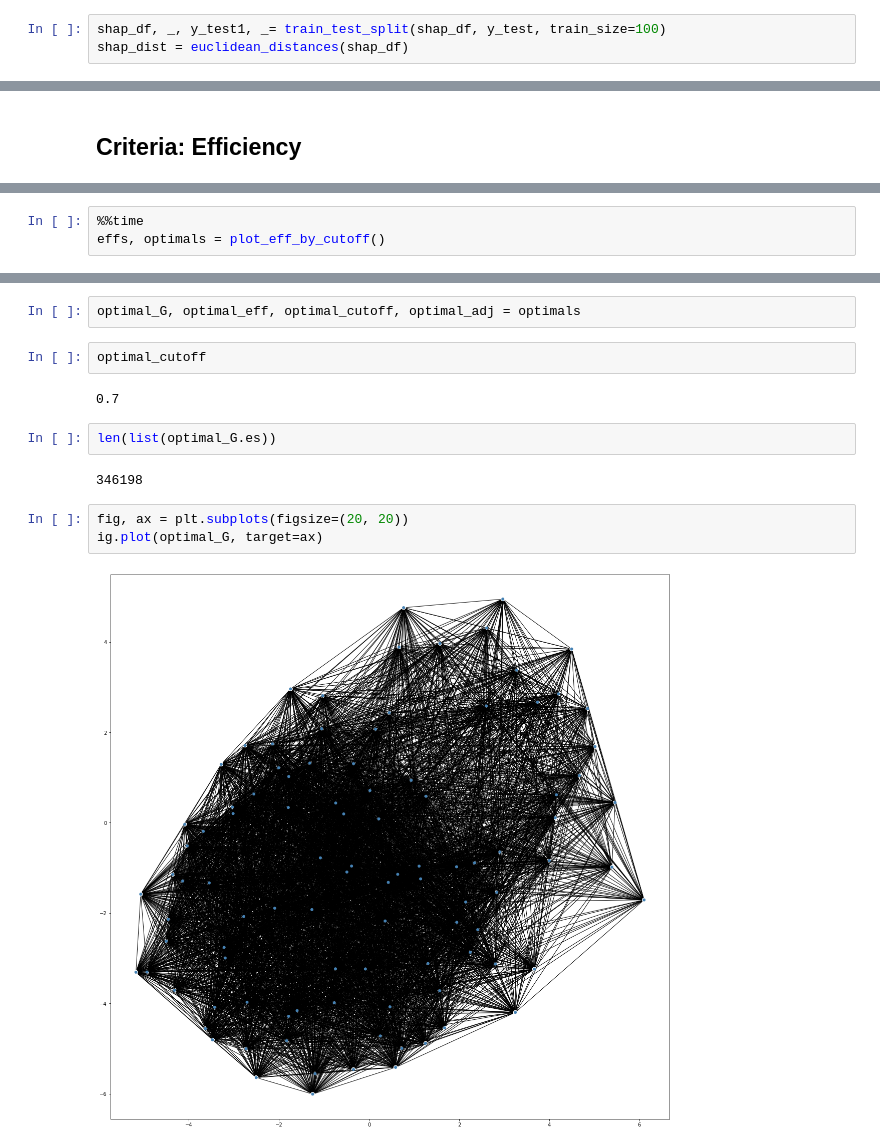
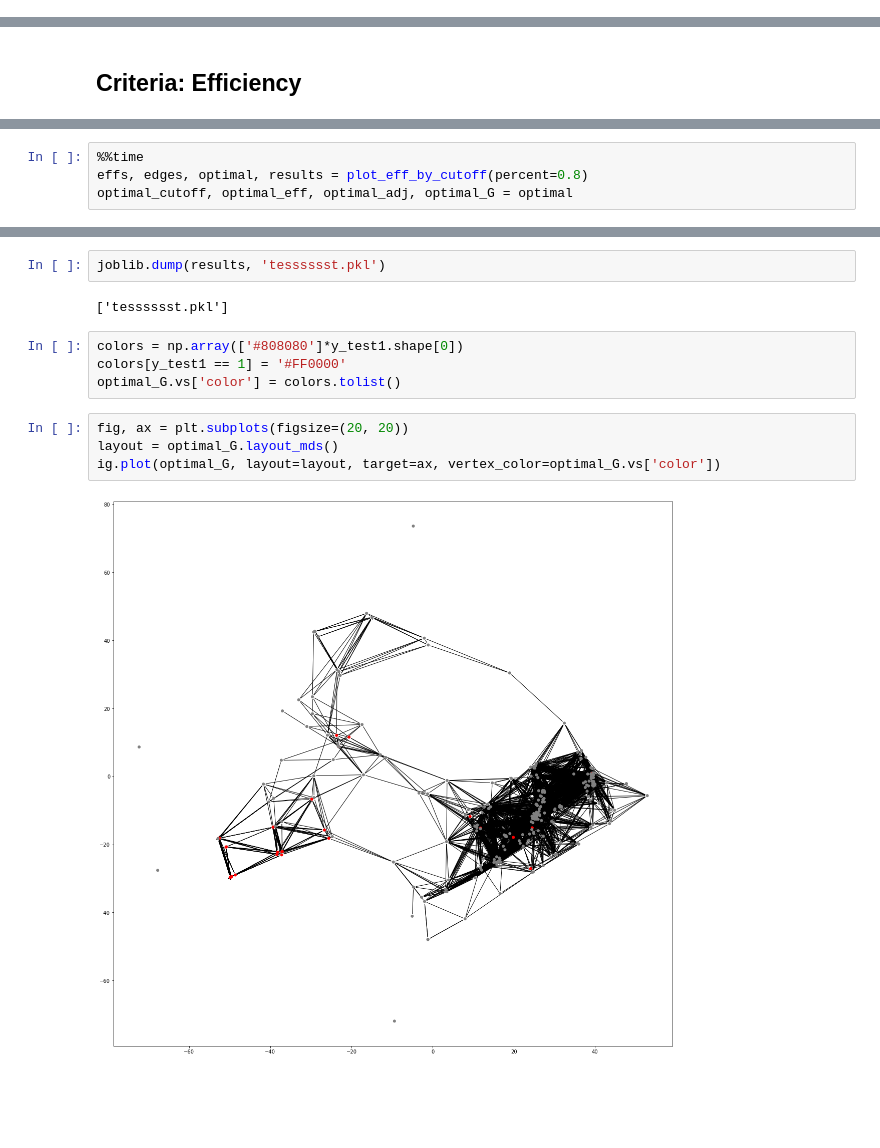
Before and after one commit to AzaelCC/Credit-Risk-Explainable-ML, a Jupyter notebook: src/ECAI_ExplainabilityAnalysis.ipynb, the cells around one changed output, grey strips where cells are left out. Drawn from its saved outputs; the diff is of its cells as text; blank space fills up the shorter version.

```diff
--- a/src/ECAI_ExplainabilityAnalysis.ipynb
+++ b/src/ECAI_ExplainabilityAnalysis.ipynb
@@ -64,6 +66,3 @@ if not os.path.exists('./results/XGBoost/{}/figures/Best'.format(grid_name)):
 plt.savefig('./results/XGBoost/{}/figures/Best/adjmatrix.png'.format(grid_name), bbox_inches='tight', dpi=300, transparent=True)
 # %% [output]
 [figure]
-# %%
-shap_df, _, y_test1, _= train_test_split(shap_df, y_test, train_size=100)
-shap_dist = euclidean_distances(shap_df)
@@ -174,4 +153,5 @@ effs
 # %%
 %%time
-effs, optimals = plot_eff_by_cutoff()
+effs, edges, optimal, results = plot_eff_by_cutoff(percent=0.8)
+optimal_cutoff, optimal_eff, optimal_adj, optimal_G = optimal
 # %% [output]
@@ -193,15 +162,14 @@ Wall time: 180 ms
-# %%
-optimal_G, optimal_eff, optimal_cutoff, optimal_adj = optimals
-# %%
-optimal_cutoff
-# %% [output]
-0.7
-# %%
-len(list(optimal_G.es))
-# %% [output]
-346198
+# %%
+joblib.dump(results, 'tesssssst.pkl')
+# %% [output]
+['tesssssst.pkl']
+# %%
+colors = np.array(['#808080']*y_test1.shape[0])
+colors[y_test1 == 1] = '#FF0000'
+optimal_G.vs['color'] = colors.tolist()
 # %%
 fig, ax = plt.subplots(figsize=(20, 20))
-ig.plot(optimal_G, target=ax)
+layout = optimal_G.layout_mds()
+ig.plot(optimal_G, layout=layout, target=ax, vertex_color=optimal_G.vs['color'])
 # %% [output]
-[figure, old version]
+[figure, new version]
```
Also changed, not shown: parts of 9 cells of this notebook.
